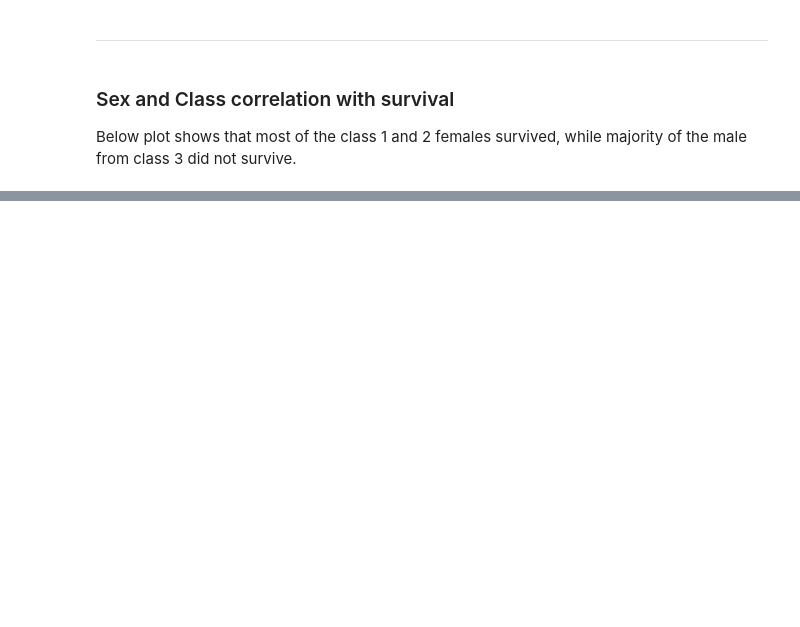
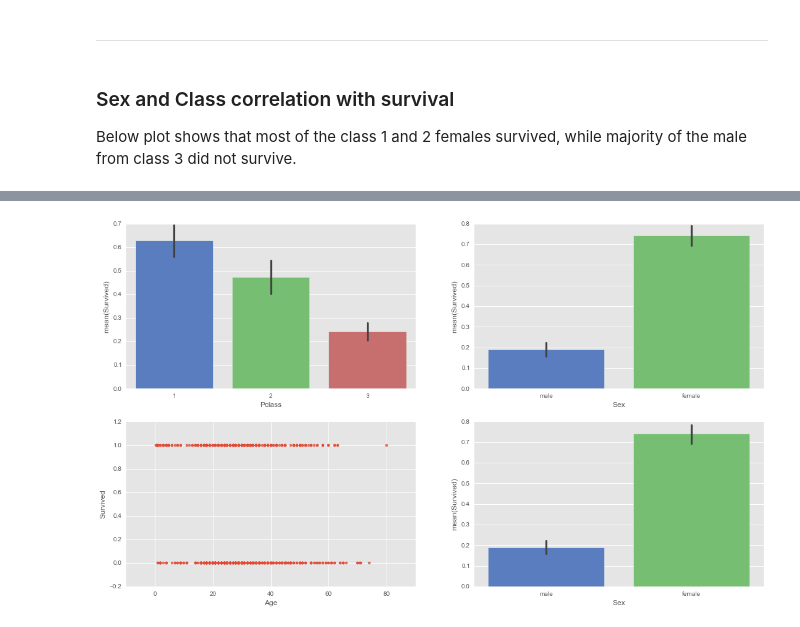
Before and after one commit to interlayer/kaggle-titanic, a Jupyter notebook: scripts/self/data_exploration.ipynb, the cells around one changed output, grey strips where cells are left out. Cells and saved outputs as stored; diff of their text form; code cells hidden in the pictures; blank space fills up the shorter version.

```diff
--- a/scripts/self/data_exploration.ipynb
+++ b/scripts/self/data_exploration.ipynb
@@ -60,0 +90,17 @@ g.map(plt.hist, "Survived")
+# %%
+# Consider each feature individually
+f, axes = plt.subplots(nrows=2, ncols=2)
+g = sns.factorplot(x="Pclass", y="Survived",data=train_df,
+                   size=6, kind="bar", palette="muted", order=[1, 2, 3], ax=axes[0, 0])
+plt.close(g.fig)
+g = sns.factorplot(x="Sex", y="Survived",data=train_df,
+                   size=6, kind="bar", palette="muted", ax=axes[0, 1])
+plt.close(g.fig)
+g = sns.regplot(x="Age", y="Survived", fit_reg=False, data=train_df, ax=axes[1, 0])
+
+g = sns.factorplot(x="Sex", y="Survived", data=train_df,
+                   size=6, kind="bar", palette="muted", ax=axes[1, 1])
+plt.close(g.fig)
+f.set_size_inches(18.5, 10.5)
+# %% [output]
+[figure, added]
```
Also changed, not shown: parts of 16 cells of this notebook, 1 other file.
